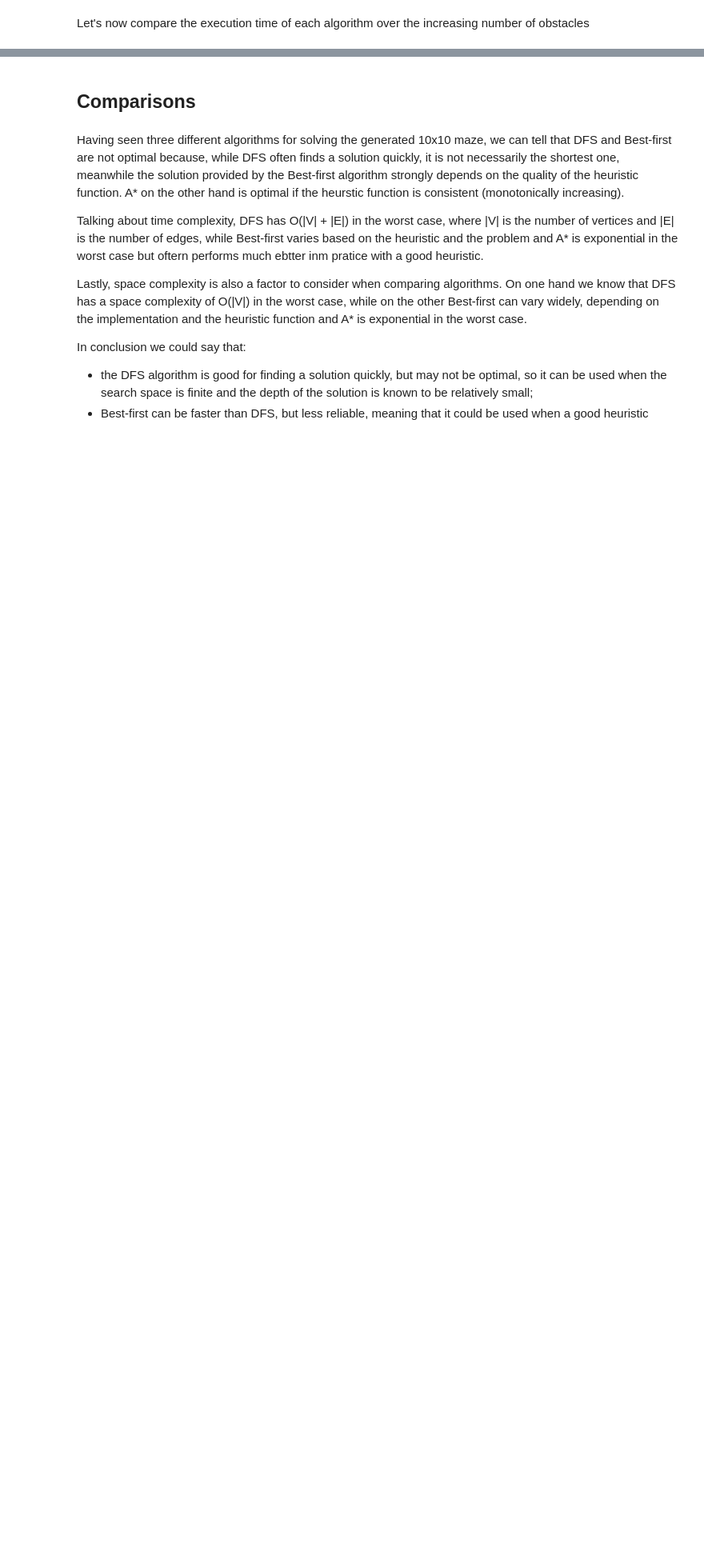
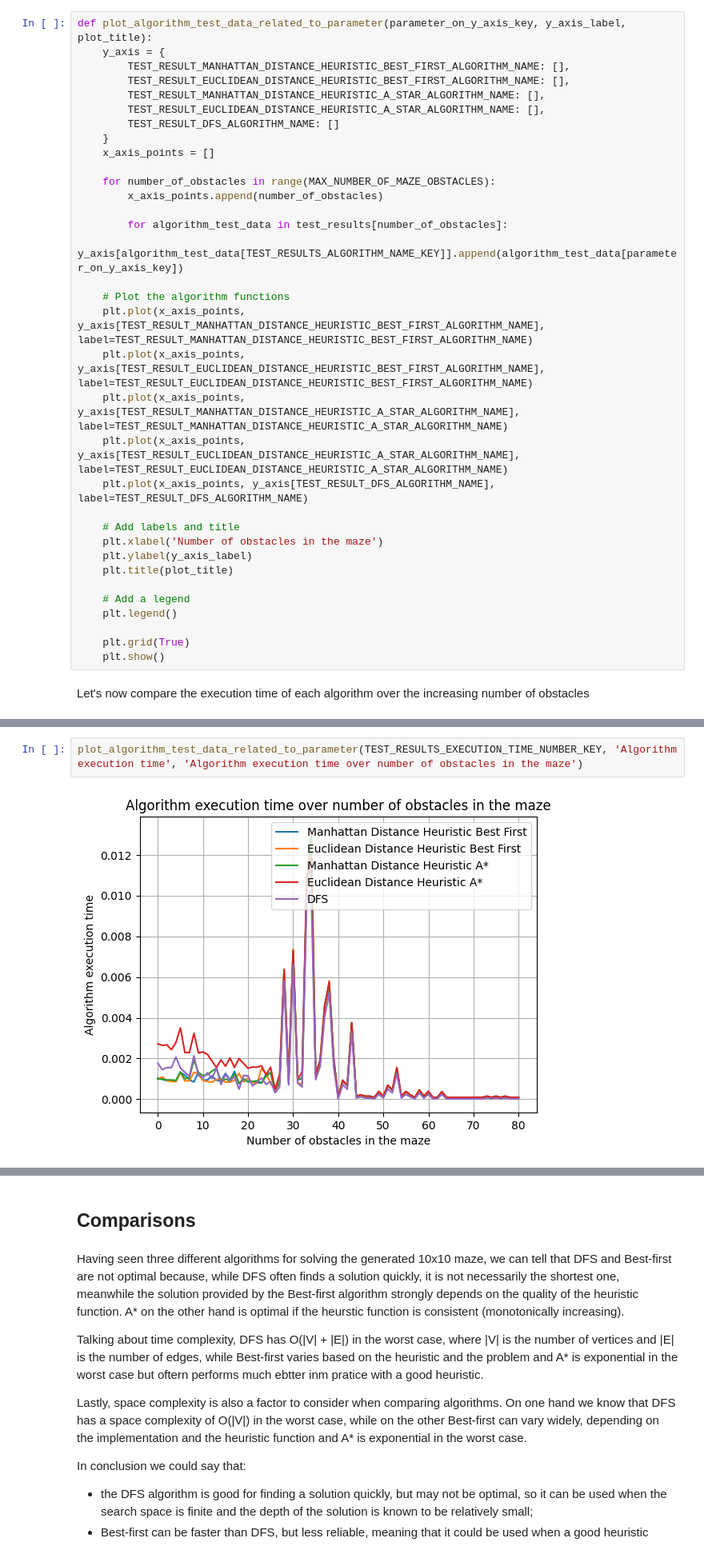
Before and after one commit to CarlinoCalogero/univaq-ase-caianiello-ai-assignments, a Jupyter notebook: assignment_1/code/notebook.ipynb, the cells around one changed output, grey strips where cells are left out. Shown at 80% size. Drawn from its saved outputs; the diff is of its cells as text; blank space fills up the shorter version.

Commit message:
fixed a bug related to agent in test function; completed comparative statistics section

```diff
--- a/assignment_1/code/notebook.ipynb
+++ b/assignment_1/code/notebook.ipynb
@@ -517,4 +769,38 @@ for number_of_obstacles in range(MAX_NUMBER_OF_MAZE_OBSTACLES):
 # %% [markdown]
 In order to plot these date, we create a function that handles this computation
+# %%
+def plot_algorithm_test_data_related_to_parameter(parameter_on_y_axis_key, y_axis_label, plot_title):
+    y_axis = {
+        TEST_RESULT_MANHATTAN_DISTANCE_HEURISTIC_BEST_FIRST_ALGORITHM_NAME: [],
+        TEST_RESULT_EUCLIDEAN_DISTANCE_HEURISTIC_BEST_FIRST_ALGORITHM_NAME: [],
+        TEST_RESULT_MANHATTAN_DISTANCE_HEURISTIC_A_STAR_ALGORITHM_NAME: [],
+        TEST_RESULT_EUCLIDEAN_DISTANCE_HEURISTIC_A_STAR_ALGORITHM_NAME: [],
+        TEST_RESULT_DFS_ALGORITHM_NAME: []
+    }
+    x_axis_points = []
+
+    for number_of_obstacles in range(MAX_NUMBER_OF_MAZE_OBSTACLES):
+        x_axis_points.append(number_of_obstacles)
+
+        for algorithm_test_data in test_results[number_of_obstacles]:
+            y_axis[algorithm_test_data[TEST_RESULTS_ALGORITHM_NAME_KEY]].append(algorithm_test_data[parameter_on_y_axis_key])
+
+    # Plot the algorithm functions
+    plt.plot(x_axis_points, y_axis[TEST_RESULT_MANHATTAN_DISTANCE_HEURISTIC_BEST_FIRST_ALGORITHM_NAME], label=TEST_RESULT_MANHATTAN_DISTANCE_HEURISTIC_BEST_FIRST_ALGORITHM_NAME)
+    plt.plot(x_axis_points, y_axis[TEST_RESULT_EUCLIDEAN_DISTANCE_HEURISTIC_BEST_FIRST_ALGORITHM_NAME], label=TEST_RESULT_EUCLIDEAN_DISTANCE_HEURISTIC_BEST_FIRST_ALGORITHM_NAME)
+    plt.plot(x_axis_points, y_axis[TEST_RESULT_MANHATTAN_DISTANCE_HEURISTIC_A_STAR_ALGORITHM_NAME], label=TEST_RESULT_MANHATTAN_DISTANCE_HEURISTIC_A_STAR_ALGORITHM_NAME)
+    plt.plot(x_axis_points, y_axis[TEST_RESULT_EUCLIDEAN_DISTANCE_HEURISTIC_A_STAR_ALGORITHM_NAME], label=TEST_RESULT_EUCLIDEAN_DISTANCE_HEURISTIC_A_STAR_ALGORITHM_NAME)
+    plt.plot(x_axis_points, y_axis[TEST_RESULT_DFS_ALGORITHM_NAME], label=TEST_RESULT_DFS_ALGORITHM_NAME)
+
+    # Add labels and title
+    plt.xlabel('Number of obstacles in the maze')
+    plt.ylabel(y_axis_label)
+    plt.title(plot_title)
+
+    # Add a legend
+    plt.legend()
+
+    plt.grid(True)
+    plt.show()
 # %% [markdown]
 Let's now compare the execution time of each algorithm over the increasing number of obstacles
@@ -553,0 +807,4 @@ plt.show()
+# %%
+plot_algorithm_test_data_related_to_parameter(TEST_RESULTS_EXECUTION_TIME_NUMBER_KEY, 'Algorithm execution time', 'Algorithm execution time over number of obstacles in the maze')
+# %% [output]
+[figure, added]
```
Also changed, not shown: parts of 30 cells of this notebook.
